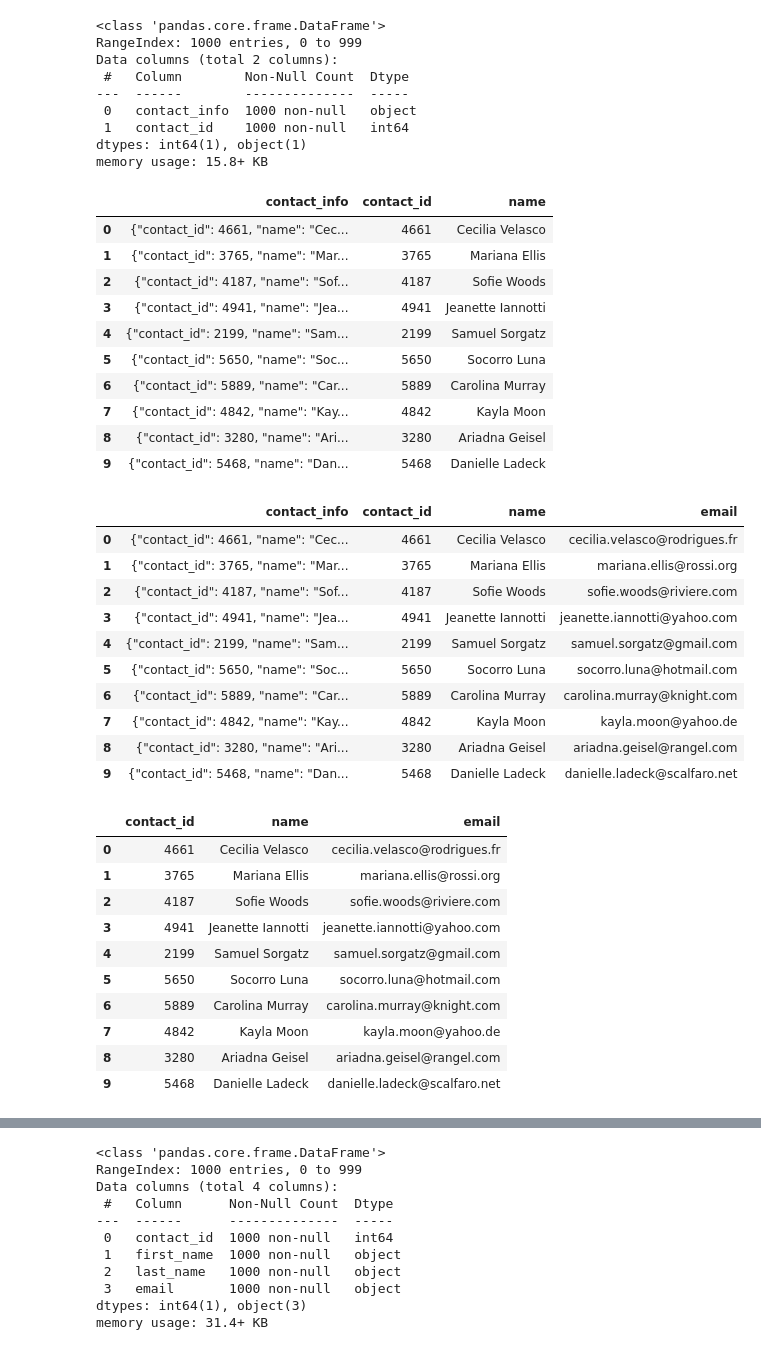
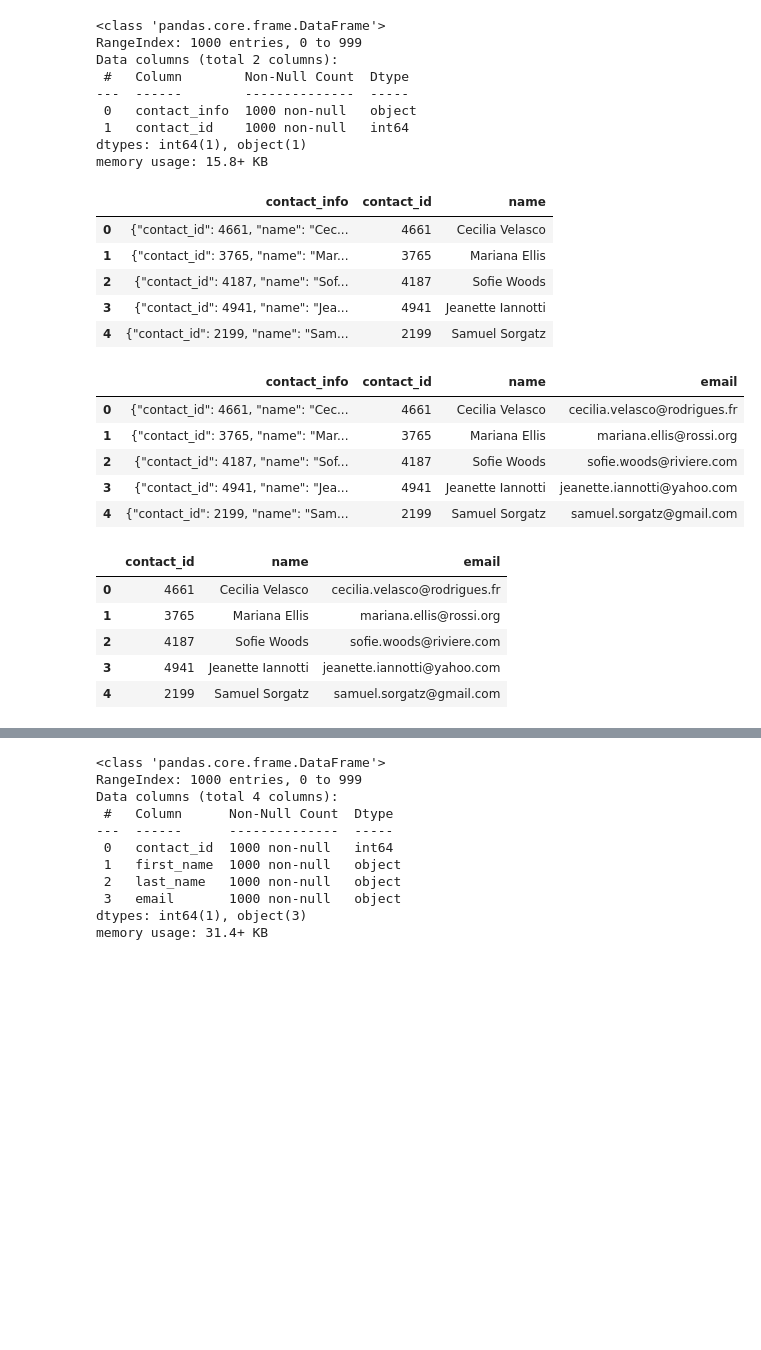
Before and after one commit to angelanarag/Crowdfunding_ETL, a Jupyter notebook: ETL_Mini_Project_ANarag.ipynb, the cells around one changed output, grey strips where cells are left out. Cells and saved outputs as stored; diff of their text form; code cells hidden in the pictures; blank space fills up the shorter version.

```diff
--- a/ETL_Mini_Project_ANarag.ipynb
+++ b/ETL_Mini_Project_ANarag.ipynb
@@ -417,0 +494,4 @@ contact_info_df_copy.head()
+# %%
+# Read the data into a Pandas DataFrame. Use the `header=2` parameter when reading in the data.
+contact_info_opt2_df = pd.read_excel('Resources/contacts.xlsx', header=3)
+contact_info_opt2_df.head()
@@ -418,5 +516,7 @@ contact_info_df_copy.head()
 # %%
 # Extract the four-digit contact ID number.
+contact_info_opt2_df['contact_id'] = contact_info_opt2_df['contact_info'].str.extract(r'(\d{4})')
+contact_info_opt2_df.head()
 # %% [output]
 |  | contact_info | contact_id |
 | 0 | {"contact_id": 4661, "name": "Cec... | 4661 |
@@ -438,6 +539,8 @@ dtypes: object(2)
 memory usage: 15.8+ KB
 # %%
 # Convert the "contact_id" column to an int64 data type.
+contact_info_opt2_df['contact_id'] = contact_info_opt2_df['contact_id'].astype(int)
+contact_info_opt2_df.info()
 # %% [output]
 <class 'pandas.core.frame.DataFrame'>
 RangeIndex: 1000 entries, 0 to 999
@@ -450,6 +553,8 @@ dtypes: int64(1), object(1)
 memory usage: 15.8+ KB
 # %%
 # Extract the name of the contact and add it to a new column.
+contact_info_opt2_df['name'] = contact_info_opt2_df['contact_info'].str.extract(r'"name": "(\S+ \S+)"')
+contact_info_opt2_df.head()
 # %% [output]
 |  | contact_info | contact_id | name |
 | 0 | {"contact_id": 4661, "name": "Cec... | 4661 | Cecilia Velasco |
@@ -457,27 +562,21 @@ memory usage: 15.8+ KB
 | 2 | {"contact_id": 4187, "name": "Sof... | 4187 | Sofie Woods |
 | 3 | {"contact_id": 4941, "name": "Jea... | 4941 | Jeanette Iannotti |
 | 4 | {"contact_id": 2199, "name": "Sam... | 2199 | Samuel Sorgatz |
-| 5 | {"contact_id": 5650, "name": "Soc... | 5650 | Socorro Luna |
-| 6 | {"contact_id": 5889, "name": "Car... | 5889 | Carolina Murray |
-| 7 | {"contact_id": 4842, "name": "Kay... | 4842 | Kayla Moon |
-| 8 | {"contact_id": 3280, "name": "Ari... | 3280 | Ariadna Geisel |
-| 9 | {"contact_id": 5468, "name": "Dan... | 5468 | Danielle Ladeck |
 # %%
 # Extract the email from the contacts and add the values to a new column.
+contact_info_opt2_df[['email']] = contact_info_opt2_df['contact_info'].str.extract(r'"email": "([\w\.\-]+@[\w\.\-]+)"')
+contact_info_opt2_df.head()
 # %% [output]
 |  | contact_info | contact_id | name | email |
 | 0 | {"contact_id": 4661, "name": "Cec... | 4661 | Cecilia Velasco | cecilia.velasco@rodrigues.fr |
 | 1 | {"contact_id": 3765, "name": "Mar... | 3765 | Mariana Ellis | mariana.ellis@rossi.org |
 | 2 | {"contact_id": 4187, "name": "Sof... | 4187 | Sofie Woods | sofie.woods@riviere.com |
 | 3 | {"contact_id": 4941, "name": "Jea... | 4941 | Jeanette Iannotti | jeanette.iannotti@yahoo.com |
 | 4 | {"contact_id": 2199, "name": "Sam... | 2199 | Samuel Sorgatz | samuel.sorgatz@gmail.com |
-| 5 | {"contact_id": 5650, "name": "Soc... | 5650 | Socorro Luna | socorro.luna@hotmail.com |
-| 6 | {"contact_id": 5889, "name": "Car... | 5889 | Carolina Murray | carolina.murray@knight.com |
-| 7 | {"contact_id": 4842, "name": "Kay... | 4842 | Kayla Moon | kayla.moon@yahoo.de |
-| 8 | {"contact_id": 3280, "name": "Ari... | 3280 | Ariadna Geisel | ariadna.geisel@rangel.com |
-| 9 | {"contact_id": 5468, "name": "Dan... | 5468 | Danielle Ladeck | danielle.ladeck@scalfaro.net |
 # %%
 # Create a copy of the contact_info_df with the 'contact_id', 'name', 'email' columns.
+contact_info_opt2_df_copy = contact_info_opt2_df[['contact_id', 'name', 'email']]
+contact_info_opt2_df_copy.head()
 # %% [output]
 |  | contact_id | name | email |
 | 0 | 4661 | Cecilia Velasco | cecilia.velasco@rodrigues.fr |
@@ -485,10 +584,5 @@ memory usage: 15.8+ KB
 | 2 | 4187 | Sofie Woods | sofie.woods@riviere.com |
 | 3 | 4941 | Jeanette Iannotti | jeanette.iannotti@yahoo.com |
 | 4 | 2199 | Samuel Sorgatz | samuel.sorgatz@gmail.com |
-| 5 | 5650 | Socorro Luna | socorro.luna@hotmail.com |
-| 6 | 5889 | Carolina Murray | carolina.murray@knight.com |
-| 7 | 4842 | Kayla Moon | kayla.moon@yahoo.de |
-| 8 | 3280 | Ariadna Geisel | ariadna.geisel@rangel.com |
-| 9 | 5468 | Danielle Ladeck | danielle.ladeck@scalfaro.net |
 # %%
 # Create a "first"name" and "last_name" column with the first and last names from the "name" column.
```
Also changed, not shown: parts of 19 cells of this notebook, 4 other files.
